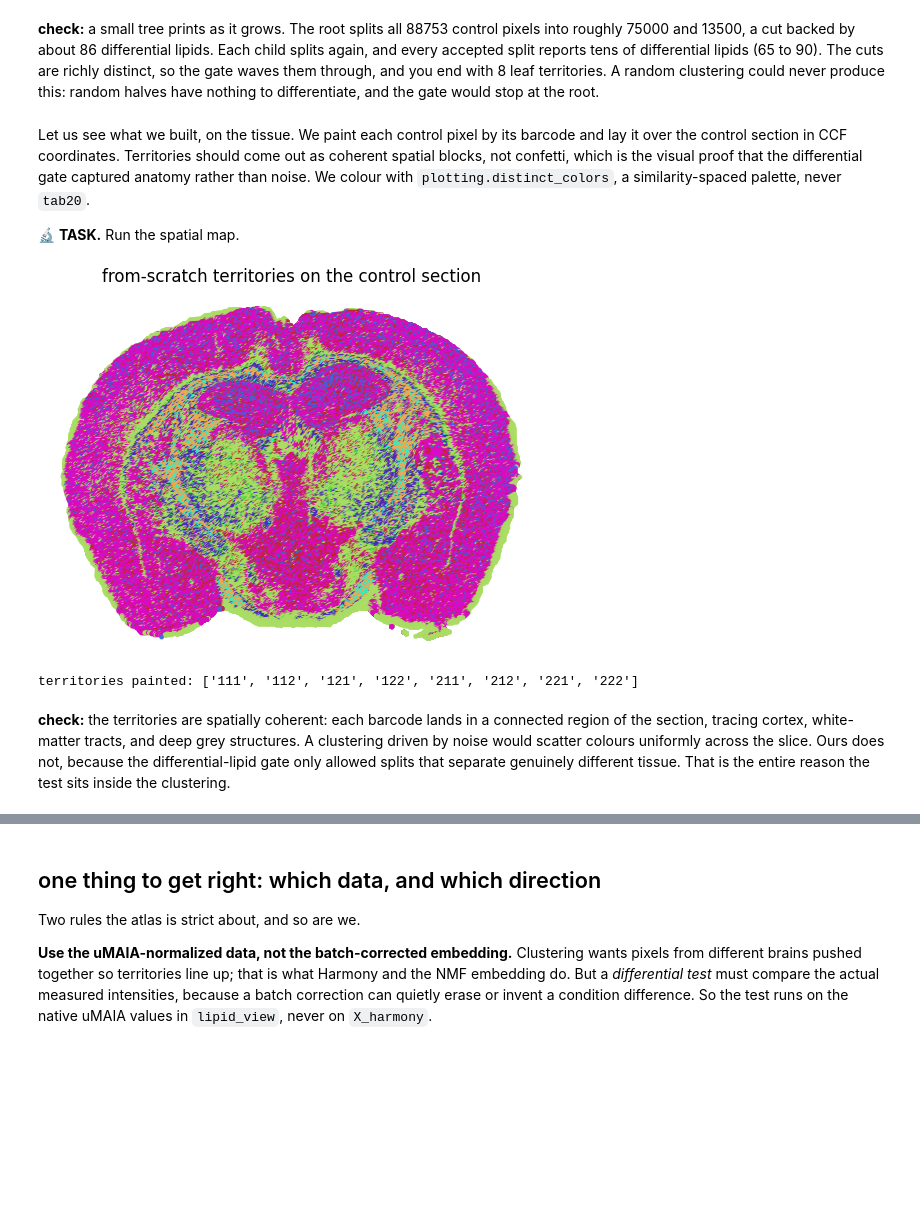
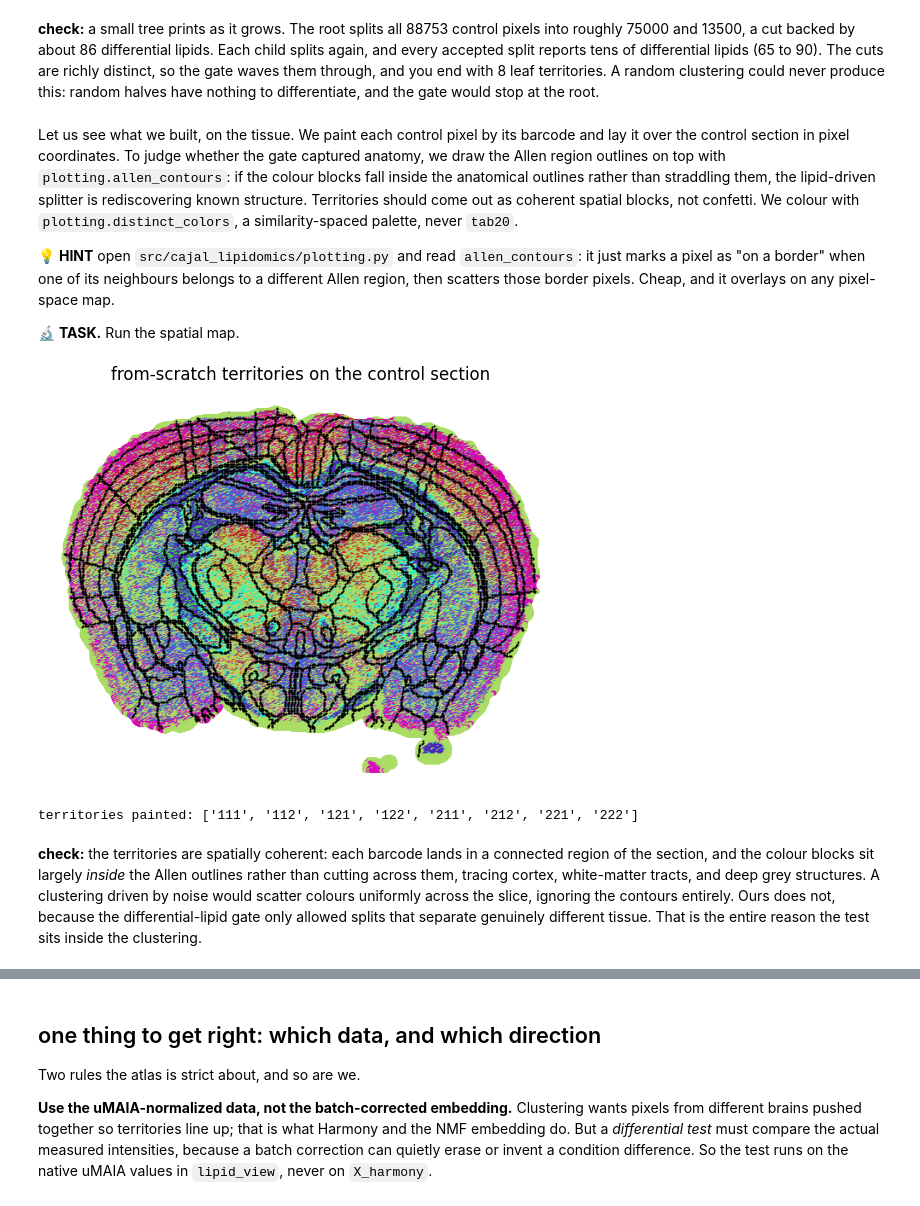
Before and after one commit to lamanno-epfl/lipidomics_tutorial_cajalcourse, a Jupyter notebook: notebooks/level3/07_clustering_scratch_and_differential_solution.ipynb, the cells around one changed output, grey strips where cells are left out. Drawn from its saved outputs; the diff is of its cells as text; code cells hidden in the pictures; blank space fills up the shorter version.

```diff
--- a/notebooks/level3/07_clustering_scratch_and_differential_solution.ipynb
+++ b/notebooks/level3/07_clustering_scratch_and_differential_solution.ipynb
@@ -466,35 +473,43 @@ gate waves them through, and you end with 8 leaf territories. A random clusterin
 this: random halves have nothing to differentiate, and the gate would stop at the root.
 # %% [markdown]
 Let us see what we built, on the tissue. We paint each control pixel by its barcode and lay it
-over the control section in CCF coordinates. Territories should come out as coherent spatial blocks,
-not confetti, which is the visual proof that the differential gate captured anatomy rather than noise.
-We colour with `plotting.distinct_colors`, a similarity-spaced palette, never `tab20`.
+over the control section in pixel coordinates. To judge whether the gate captured anatomy, we draw the
+Allen region outlines on top with `plotting.allen_contours`: if the colour blocks fall inside the
+anatomical outlines rather than straddling them, the lipid-driven splitter is rediscovering known
+structure. Territories should come out as coherent spatial blocks, not confetti. We colour with
+`plotting.distinct_colors`, a similarity-spaced palette, never `tab20`.
+
+💡 **HINT** open `src/cajal_lipidomics/plotting.py` and read `allen_contours`: it just marks a pixel as
+"on a border" when one of its neighbours belongs to a different Allen region, then scatters those border
+pixels. Cheap, and it overlays on any pixel-space map.
 
 🔬 **TASK.** Run the spatial map.
 # %%
 ctrl_obs = control.obs.copy()
 ctrl_obs["barcode"] = [barcodes[i] for i in range(control.n_obs)]
 
 uniq = sorted(ctrl_obs["barcode"].unique())
 palette = plotting.distinct_colors(len(uniq))
 cmap = {b: palette[i] for i, b in enumerate(uniq)}
 
-fig, ax = plt.subplots(figsize=(5.4, 5.4))
-ax.scatter(ctrl_obs["zccf"], -ctrl_obs["yccf"],
+fig, ax = plt.subplots(figsize=(5.6, 5.6))
+ax.scatter(ctrl_obs["x"], -ctrl_obs["y"],
            c=[cmap[b] for b in ctrl_obs["barcode"]], s=4, alpha=0.9, rasterized=True)
+plotting.allen_contours(ctrl_obs, ax)      # Allen region outlines, to read territories against anatomy
 ax.set_aspect("equal"); ax.axis("off")
 ax.set_title("from-scratch territories on the control section", fontsize=FS["m"])
 plt.show()
 print("territories painted:", uniq)
 # %% [output]
-[figure, old version]
+[figure, new version]
 territories painted: ['111', '112', '121', '122', '211', '212', '221', '222']
 # %% [markdown]
 **check:** the territories are spatially coherent: each barcode lands in a connected region of the
-section, tracing cortex, white-matter tracts, and deep grey structures. A clustering driven by noise
-would scatter colours uniformly across the slice. Ours does not, because the differential-lipid gate
-only allowed splits that separate genuinely different tissue. That is the entire reason the test sits
-inside the clustering.
+section, and the colour blocks sit largely *inside* the Allen outlines rather than cutting across them,
+tracing cortex, white-matter tracts, and deep grey structures. A clustering driven by noise would
+scatter colours uniformly across the slice, ignoring the contours entirely. Ours does not, because the
+differential-lipid gate only allowed splits that separate genuinely different tissue. That is the
+entire reason the test sits inside the clustering.
 # %% [markdown]
 # Part 2: the same test, turned on pregnancy
 
```
Also changed, not shown: parts of 25 cells of this notebook, 19 other files.
